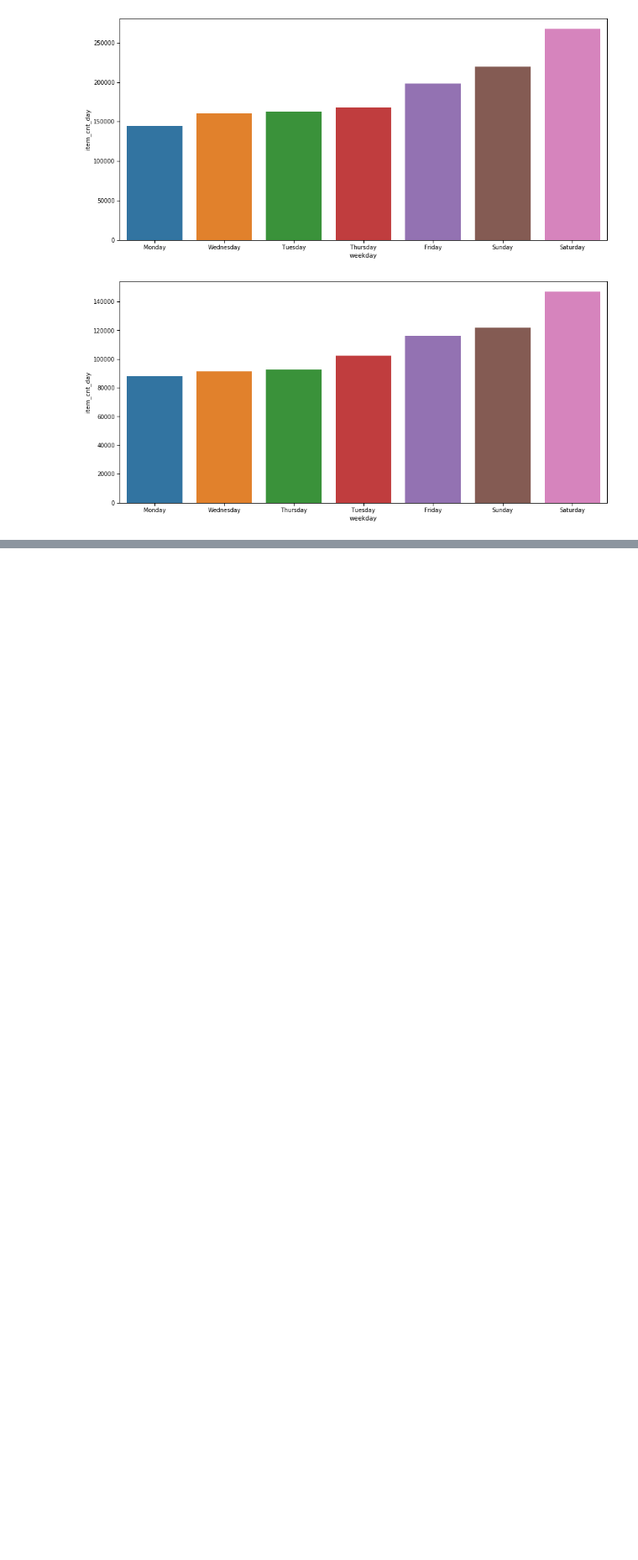
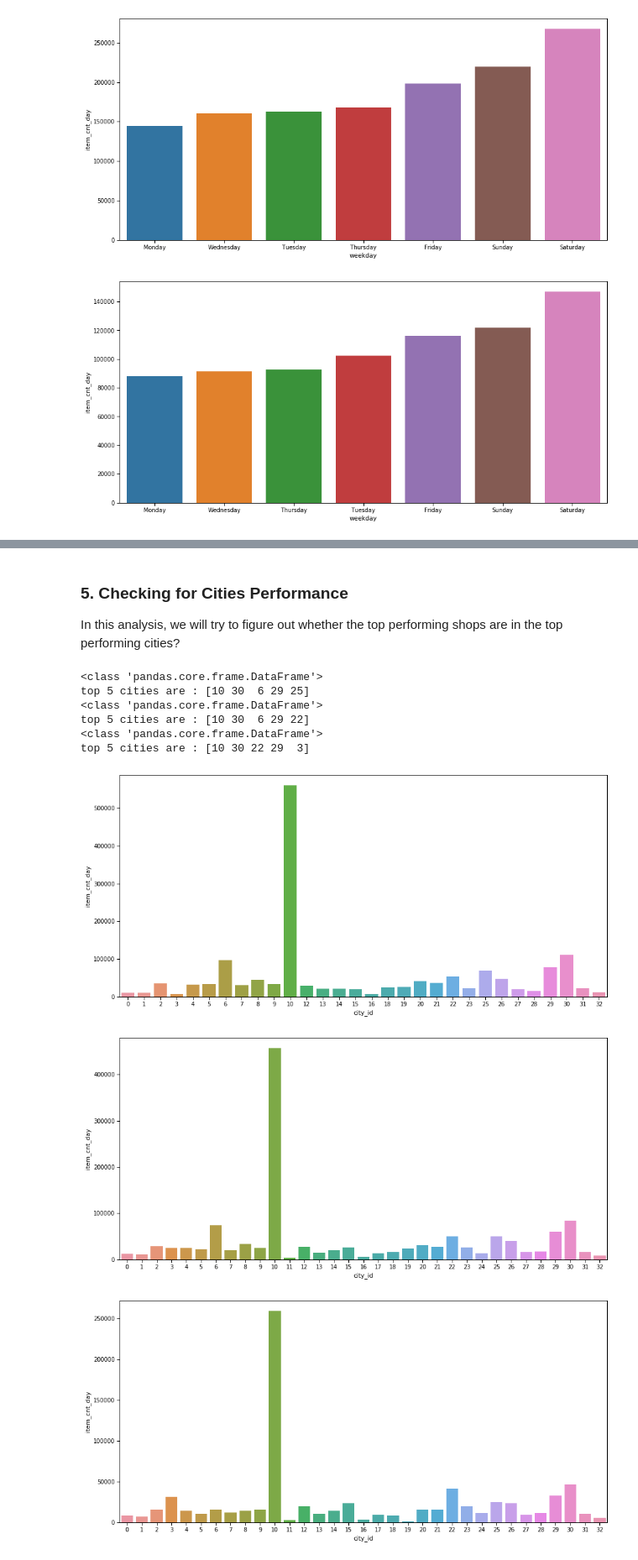
Before and after one commit to rfhussain/py4ds_final_project, a Jupyter notebook: src/eda.ipynb, the cells around one changed output, grey strips where cells are left out. Shown at 84% size. Cells and saved outputs as stored; diff of their text form; code cells hidden in the pictures; blank space fills up the shorter version.

```diff
--- a/src/eda.ipynb
+++ b/src/eda.ipynb
@@ -79,0 +83,16 @@ for year in years:
+# %% [markdown]
+### 5. Checking for Cities Performance
+In this analysis, we will try to figure out whether the top performing shops are in the top performing cities?
+# %%
+for year in years:
+    sales_util.plot_sales_by_x('city_id',year,df_sales)
+# %% [output]
+<class 'pandas.core.frame.DataFrame'>
+top 5 cities are : [10 30  6 29 25]
+<class 'pandas.core.frame.DataFrame'>
+top 5 cities are : [10 30  6 29 22]
+<class 'pandas.core.frame.DataFrame'>
+top 5 cities are : [10 30 22 29  3]
+[figure, added]
+[figure, added]
+[figure, added]
```
Also changed, not shown: parts of 5 cells of this notebook, 2 other files.
